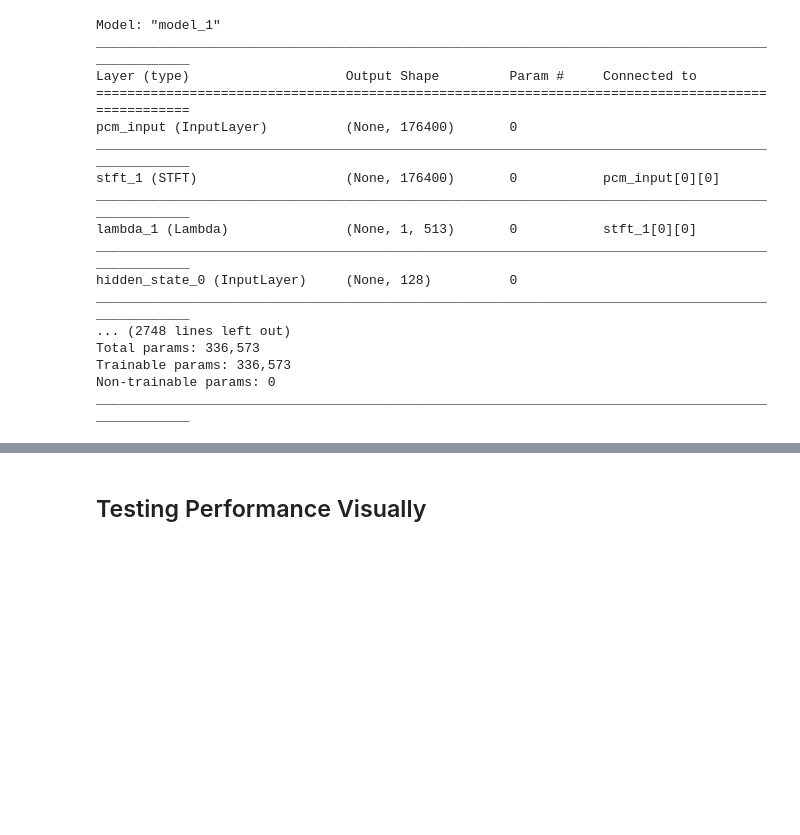
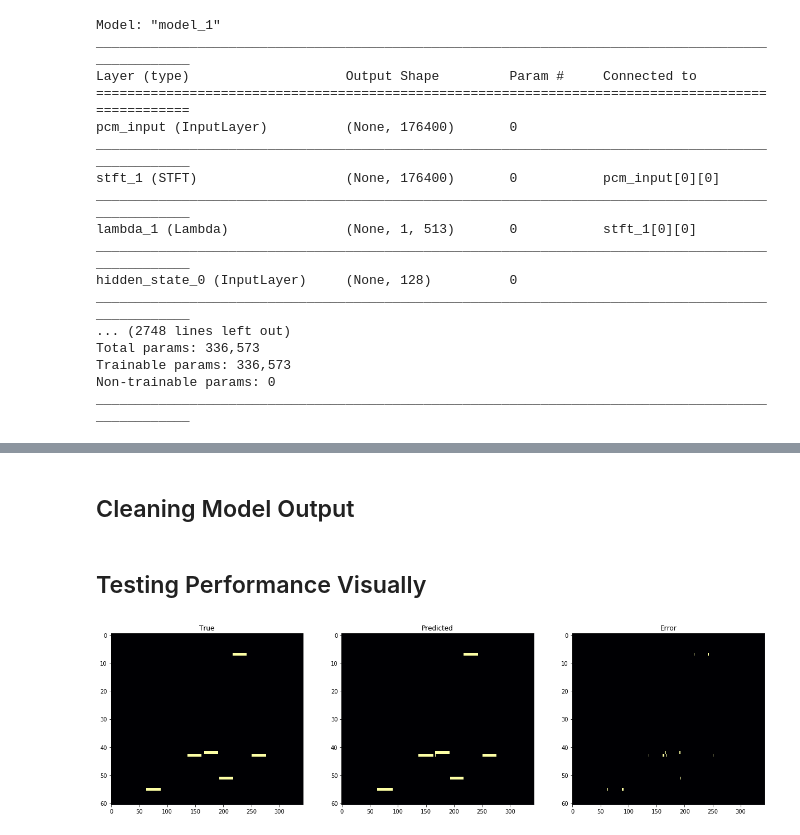
Before and after one commit to jmsmdy/sound-parse, a Jupyter notebook: Flex Net 2A.ipynb, the cells around one changed output, grey strips where cells are left out. Cells and saved outputs as stored; diff of their text form; code cells hidden in the pictures; blank space fills up the shorter version.

Commit message:
added cleaning and testing functions

```diff
--- a/Flex Net 2A.ipynb
+++ b/Flex Net 2A.ipynb
@@ -290,2 +302,9 @@ Epoch 35/5000
+# %% [markdown]
+## Cleaning Model Output
+# %%
+# A very simple function to clean the output
+def clean(output):
+    output[:5,:] = 0
+    return output > 0.15
 # %% [markdown]
 ## Testing Performance Visually
@@ -313,0 +311,12 @@ listen(s)
+# %%
+# Generate Test Input
+(batch_output_signal, hidden_state_0, cell_state_0), batch_piano_roll = test_generator.__next__()
+# Run Test Input through Trained Model
+result = model.predict([batch_output_signal.numpy(), hidden_state_0, cell_state_0])
+# Plot Piano Roll, Predicted Piano, and Error
+true = batch_piano_roll[0].numpy()
+predicted = clean(result[0])
+error = np.abs(true - predicted)
+show([(true, 'True'), (predicted, 'Predicted'), (error, 'Error')], aspect=5)
+# %% [output]
+[figure, added]
```
Also changed, not shown: parts of 12 cells of this notebook, 1 other file.
